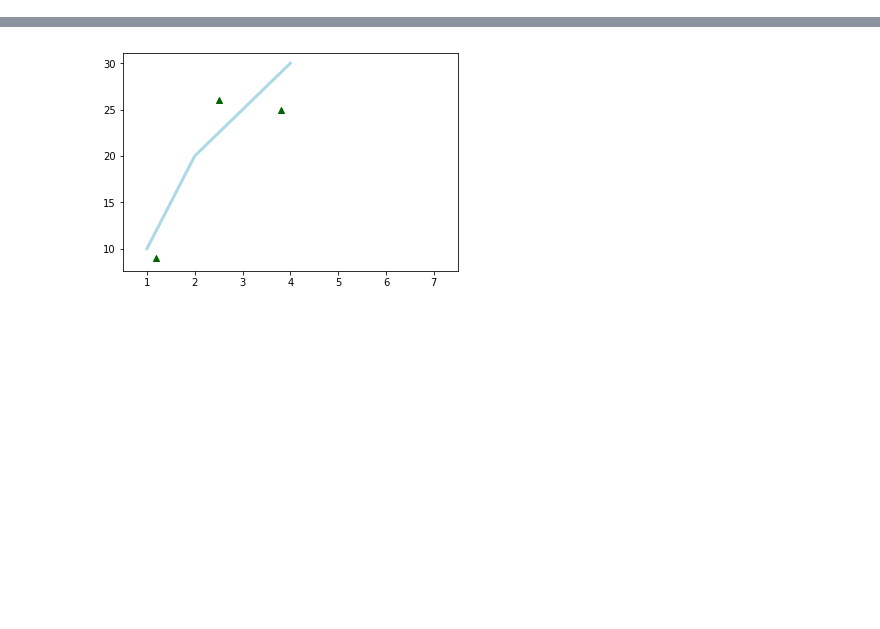
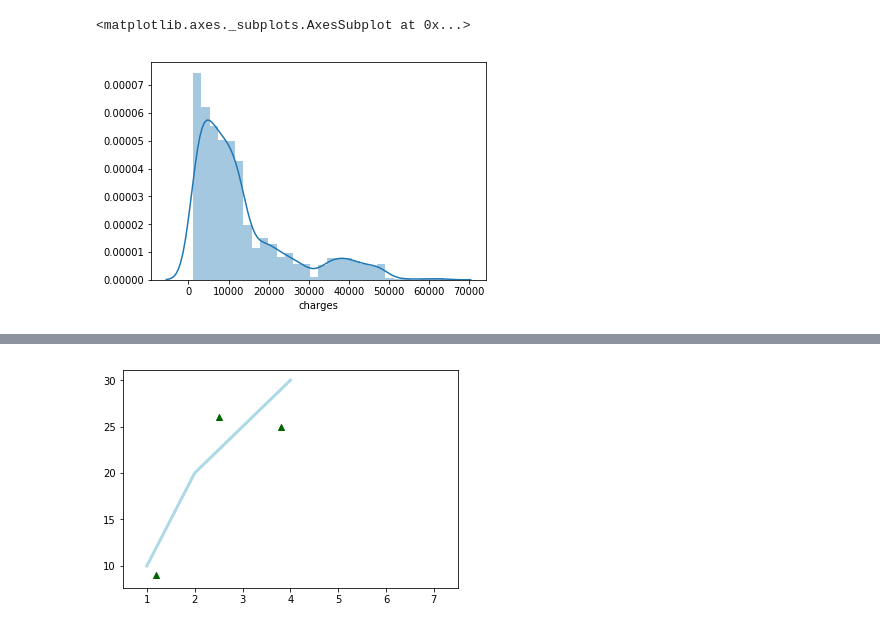
Before and after one commit to damndoline/hello-data, a Jupyter notebook: test_notebook.ipynb, the cells around one changed output, grey strips where cells are left out. Drawn from its saved outputs; the diff is of its cells as text; code cells hidden in the pictures; blank space fills up the shorter version.

```diff
--- a/test_notebook.ipynb
+++ b/test_notebook.ipynb
@@ -6,0 +58,5 @@ import matplotlib.pyplot as plt
+# %%
+sns.distplot(df.charges)
+# %% [output]
+<matplotlib.axes._subplots.AxesSubplot at 0x...>
+[figure, added]
```
Also changed, not shown: parts of 16 cells of this notebook.
